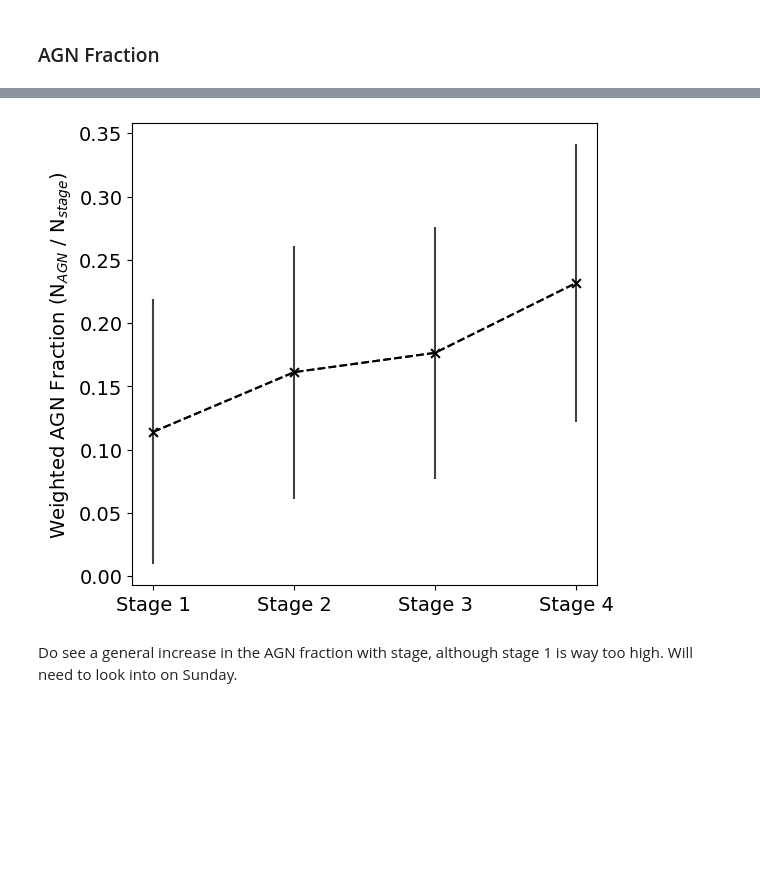
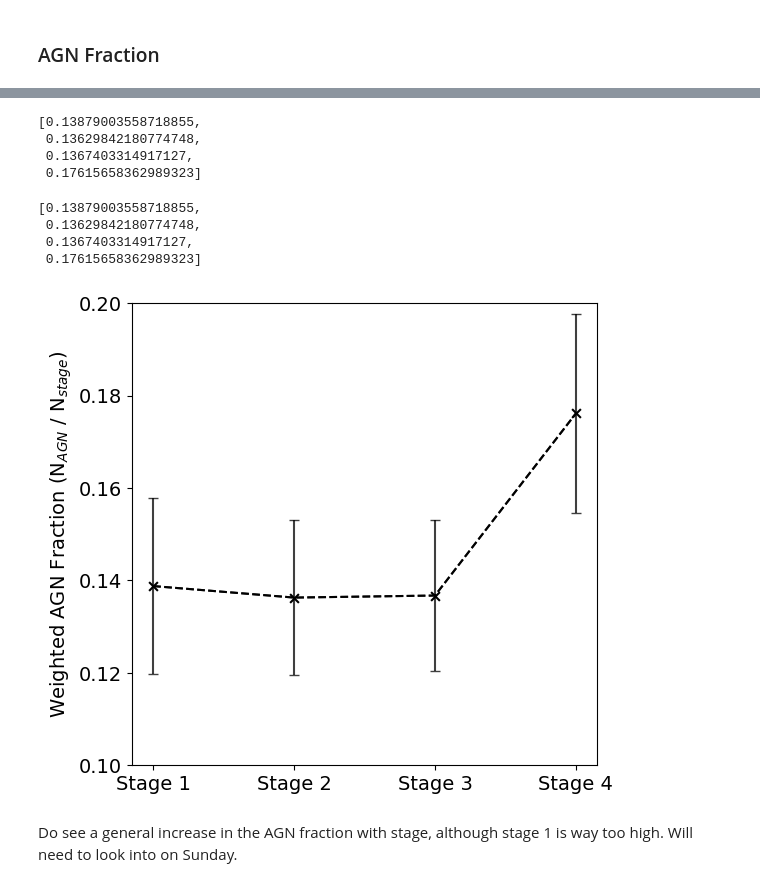
Before and after one commit to AstroORyan/mergers-in-cosmos, a Jupyter notebook: notebooks/back-to-basics/using-visual-sources/agn-w-stage.ipynb, the cells around one changed output, grey strips where cells are left out. Saved outputs shown, nothing was run; the diff lists cells and outputs as text; code cells hidden in the pictures; blank space fills up the shorter version.

Commit message:
Changed method of error propogation

```diff
--- a/notebooks/back-to-basics/using-visual-sources/agn-w-stage.ipynb
+++ b/notebooks/back-to-basics/using-visual-sources/agn-w-stage.ipynb
@@ -925,6 +944,6 @@ fraction_list.append(agn_n_weight_s1 / sfg_n_weight_s1)
 # %%
-fraction_list.append(agn_n_weight_s2 / sfg_n_weight_s2)
+fraction_list.append(agn_n_weight_s2 / (sfg_n_weight_s2 + unknown_n_weight_s2))
 # %%
-fraction_list.append(agn_n_weight_s3 / sfg_n_weight_s3)
+fraction_list.append(agn_n_weight_s3 / (sfg_n_weight_s3 + unknown_n_weight_s3))
 # %%
-fraction_list.append(agn_n_weight_s4 / sfg_n_weight_s4)
+fraction_list.append(agn_n_weight_s4 / (sfg_n_weight_s4 + unknown_n_weight_s4))
@@ -956,16 +950,36 @@ for i in range(4):
+# %%
+fraction_list
+# %% [output]
+[0.13879003558718855,
+ 0.13629842180774748,
+ 0.1367403314917127,
+ 0.17615658362989323]
+# %%
+error_list = []
+error_list.append(np.sqrt(agn_n_weight_s1) / (np.sqrt(sfg_n_weight_s1**2 + unknown_n_weight_s1**2)))
+error_list.append(np.sqrt(agn_n_weight_s2) / (np.sqrt(sfg_n_weight_s2**2 + unknown_n_weight_s2**2)))
+error_list.append(np.sqrt(agn_n_weight_s3) / (np.sqrt(sfg_n_weight_s3**2 + unknown_n_weight_s3**2)))
+error_list.append(np.sqrt(agn_n_weight_s4) / (np.sqrt(sfg_n_weight_s4**2 + unknown_n_weight_s4**2)))
 # %%
 x = ['Stage 1', 'Stage 2', 'Stage 3','Stage 4']
+# %%
+fraction_list
+# %% [output]
+[0.13879003558718855,
+ 0.13629842180774748,
+ 0.1367403314917127,
+ 0.17615658362989323]
 # %%
 plt.figure(figsize = (6,6))
-plt.scatter(x, weighted_frac, color = 'black', s = 40, marker = 'x')
-plt.errorbar(x, weighted_frac, color = 'black', yerr = error_list, alpha = 0.75, linestyle = '--')
-plt.plot(x, weighted_frac, color='black', linestyle='--')
+plt.scatter(x, fraction_list, color = 'black', s = 40, marker = 'x')
+plt.errorbar(x, fraction_list, color = 'black', yerr = error_list, alpha = 0.75, linestyle = '--', capsize = 3.5)
+plt.plot(x, fraction_list, color='black', linestyle='--')
 plt.ylabel('Weighted AGN Fraction (N$_{AGN}$ / N$_{stage}$)')
-# plt.ylim([0.10,0.14])
+plt.ylim([0.10,0.20])
 plt.savefig(f'{fig_folder}/agn-frac-time.pdf', bbox_inches = 'tight')
 plt.show()
 # %% [output]
-[figure, old version]
+[figure, new version]
 # %% [markdown]
 Do see a general increase in the AGN fraction with stage, although stage 1 is way too high. Will need to look into on Sunday.
 # %%
```
Also changed, not shown: parts of 35 cells of this notebook, 2 other files.
